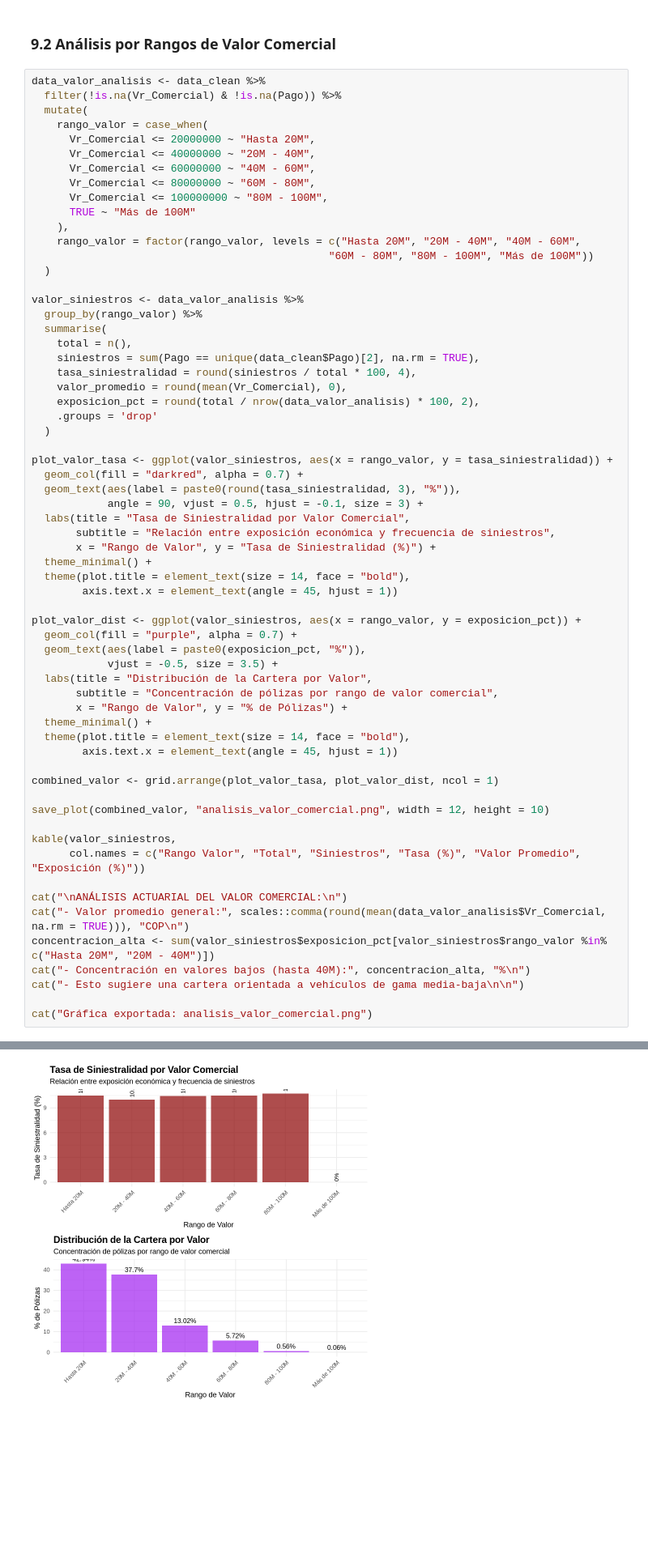
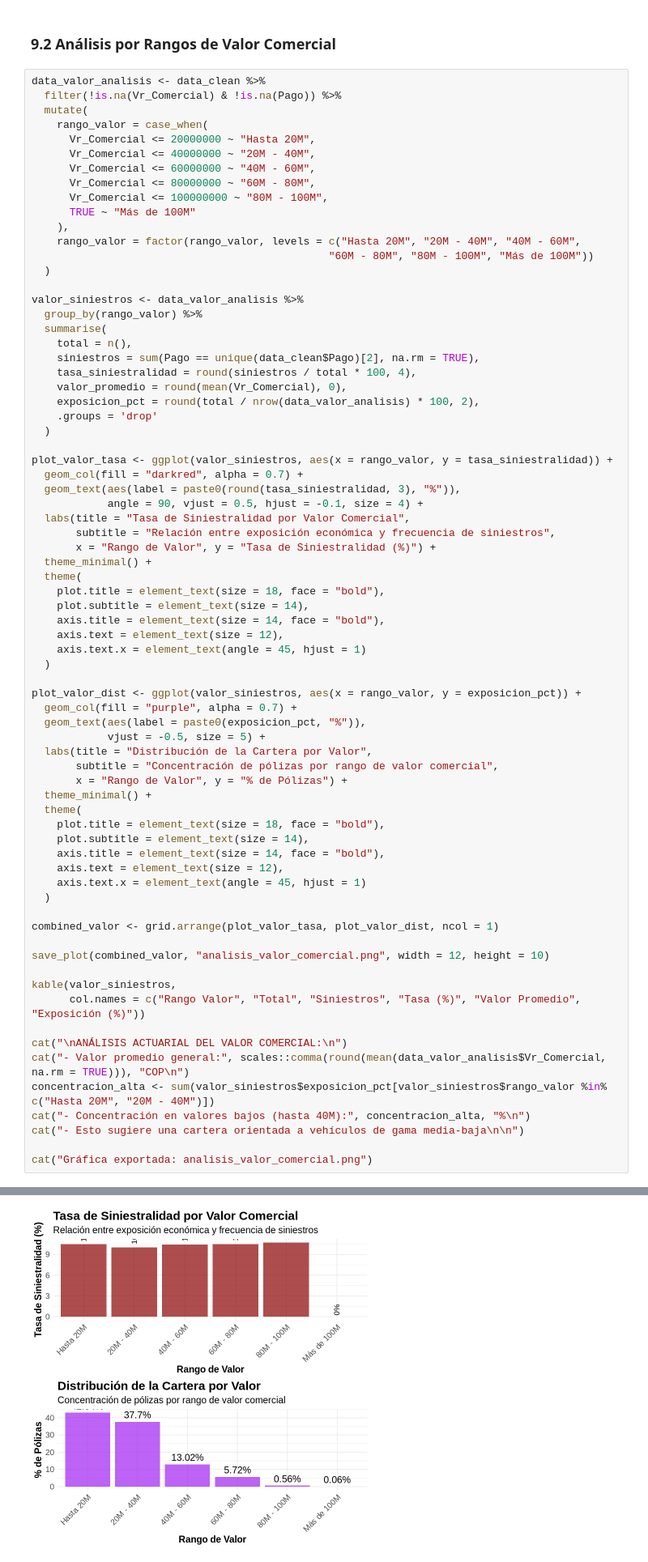
Before and after one commit to RiemannIntegrable/pricing-de-seguros-con-modelos-lineales-generalizados, a Jupyter notebook: notebooks/analisis_descriptivo.ipynb, the cells around one changed output, grey strips where cells are left out. Shown at 81% size. Cells and saved outputs as stored; diff of their text form; blank space fills up the shorter version.

```diff
--- a/notebooks/analisis_descriptivo.ipynb
+++ b/notebooks/analisis_descriptivo.ipynb
@@ -824,55 +633,65 @@ valor_siniestros <- data_valor_analisis %>%
 plot_valor_tasa <- ggplot(valor_siniestros, aes(x = rango_valor, y = tasa_siniestralidad)) +
   geom_col(fill = "darkred", alpha = 0.7) +
   geom_text(aes(label = paste0(round(tasa_siniestralidad, 3), "%")),
-            angle = 90, vjust = 0.5, hjust = -0.1, size = 3) +
+            angle = 90, vjust = 0.5, hjust = -0.1, size = 4) +
   labs(title = "Tasa de Siniestralidad por Valor Comercial",
        subtitle = "Relación entre exposición económica y frecuencia de siniestros",
        x = "Rango de Valor", y = "Tasa de Siniestralidad (%)") +
   theme_minimal() +
-  theme(plot.title = element_text(size = 14, face = "bold"),
-        axis.text.x = element_text(angle = 45, hjust = 1))
+  theme(
+    plot.title = element_text(size = 18, face = "bold"),
+    plot.subtitle = element_text(size = 14),
+    axis.title = element_text(size = 14, face = "bold"),
+    axis.text = element_text(size = 12),
+    axis.text.x = element_text(angle = 45, hjust = 1)
+  )
 
 plot_valor_dist <- ggplot(valor_siniestros, aes(x = rango_valor, y = exposicion_pct)) +
   geom_col(fill = "purple", alpha = 0.7) +
   geom_text(aes(label = paste0(exposicion_pct, "%")),
-            vjust = -0.5, size = 3.5) +
+            vjust = -0.5, size = 5) +
   labs(title = "Distribución de la Cartera por Valor",
        subtitle = "Concentración de pólizas por rango de valor comercial",
        x = "Rango de Valor", y = "% de Pólizas") +
   theme_minimal() +
-  theme(plot.title = element_text(size = 14, face = "bold"),
-        axis.text.x = element_text(angle = 45, hjust = 1))
+  theme(
+    plot.title = element_text(size = 18, face = "bold"),
+    plot.subtitle = element_text(size = 14),
+    axis.title = element_text(size = 14, face = "bold"),
+    axis.text = element_text(size = 12),
+    axis.text.x = element_text(angle = 45, hjust = 1)
+  )
 
 combined_valor <- grid.arrange(plot_valor_tasa, plot_valor_dist, ncol = 1)
 
 save_plot(combined_valor, "analisis_valor_comercial.png", width = 12, height = 10)
 
 kable(valor_siniestros,
       col.names = c("Rango Valor", "Total", "Siniestros", "Tasa (%)", "Valor Promedio", "Exposición (%)"))
 
 cat("\nANÁLISIS ACTUARIAL DEL VALOR COMERCIAL:\n")
 cat("- Valor promedio general:", scales::comma(round(mean(data_valor_analisis$Vr_Comercial, na.rm = TRUE))), "COP\n")
 concentracion_alta <- sum(valor_siniestros$exposicion_pct[valor_siniestros$rango_valor %in% c("Hasta 20M", "20M - 40M")])
 cat("- Concentración en valores bajos (hasta 40M):", concentracion_alta, "%\n")
 cat("- Esto sugiere una cartera orientada a vehículos de gama media-baja\n\n")
 
 cat("Gráfica exportada: analisis_valor_comercial.png")
 # %% [output]
 |Rango Valor | Total| Siniestros| Tasa (%)| Valor Promedio| Exposición (%)|
 |:-----------|-----:|----------:|--------:|--------------:|--------------:|
 |Hasta 20M   |  2147|        225|  10.4797|       12207317|          42.94|
 |20M - 40M   |  1885|        189|  10.0265|       27169879|          37.70|
 |40M - 60M   |   651|         68|  10.4455|       49936110|          13.02|
 |60M - 80M   |   286|         30|  10.4895|       68593380|           5.72|
 |80M - 100M  |    28|          3|  10.7143|       83483640|           0.56|
 |Más de 100M |     3|          0|   0.0000|      118700000|           0.06|
 ANÁLISIS ACTUARIAL DEL VALOR COMERCIAL:
 - Valor promedio general: 26,448,817 COP
 - Concentración en valores bajos (hasta 40M): 80.64 %
 - Esto sugiere una cartera orientada a vehículos de gama media-baja
 
 Gráfica exportada: analisis_valor_comercial.png
-[figure, old version]
+[figure, new version]
 # %% [markdown]
 ### 9.3 Análisis por Antigüedad del Vehículo
 # %%
```
Also changed, not shown: parts of 37 cells of this notebook, 44 other files.
